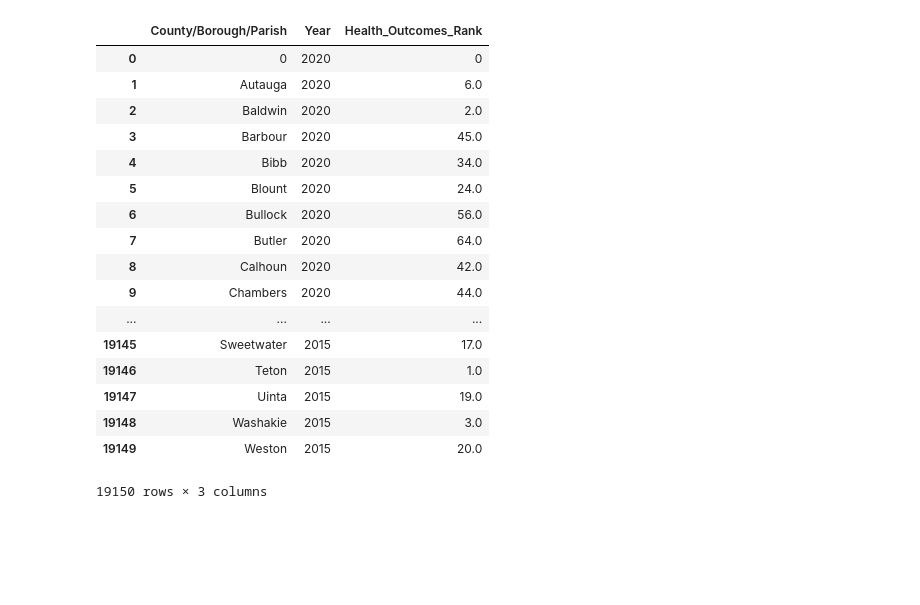
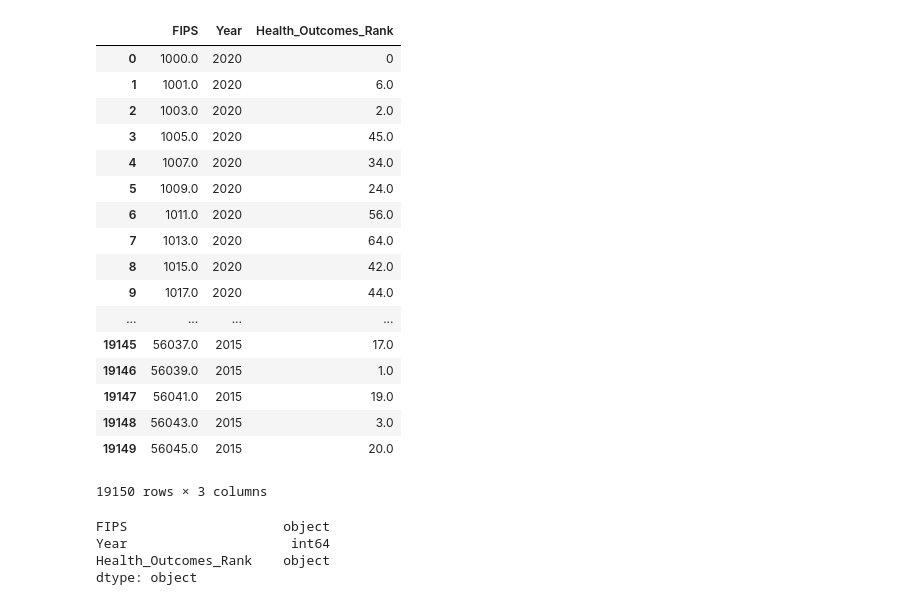
Before and after one commit to stevenjbark/DataAnalytics-FinalProject, a Jupyter notebook: Healthcare_Center_Analysis/KNN_Model_Attempt.ipynb, the cells around one changed output. Saved outputs shown, nothing was run; the diff lists cells and outputs as text; code cells hidden in the pictures; blank space fills up the shorter version.

```diff
--- a/Healthcare_Center_Analysis/KNN_Model_Attempt.ipynb
+++ b/Healthcare_Center_Analysis/KNN_Model_Attempt.ipynb
@@ -64,22 +317,30 @@ centers_with_county_ranks
 # %%
-all_county_ranks = pd.read_csv(os.path.join("..","Data","Cleaned_Files","All_Years_County_Health_Ranking_Data.csv"))[['County/Borough/Parish','Year','Health_Outcomes_Rank']]
+all_county_ranks = pd.read_csv(os.path.join("..","Data","Cleaned_Files","All_Years_County_Health_Ranking_Data.csv"))[['FIPS','Year','Health_Outcomes_Rank']]
 all_county_ranks
 # %% [output]
-|  | County/Borough/Parish | Year | Health_Outcomes_Rank |
-| 0 | 0 | 2020 | 0 |
-| 1 | Autauga | 2020 | 6.0 |
-| 2 | Baldwin | 2020 | 2.0 |
-| 3 | Barbour | 2020 | 45.0 |
-| 4 | Bibb | 2020 | 34.0 |
-| 5 | Blount | 2020 | 24.0 |
-| 6 | Bullock | 2020 | 56.0 |
-| 7 | Butler | 2020 | 64.0 |
-| 8 | Calhoun | 2020 | 42.0 |
-| 9 | Chambers | 2020 | 44.0 |
+|  | FIPS | Year | Health_Outcomes_Rank |
+| 0 | 1000.0 | 2020 | 0 |
+| 1 | 1001.0 | 2020 | 6.0 |
+| 2 | 1003.0 | 2020 | 2.0 |
+| 3 | 1005.0 | 2020 | 45.0 |
+| 4 | 1007.0 | 2020 | 34.0 |
+| 5 | 1009.0 | 2020 | 24.0 |
+| 6 | 1011.0 | 2020 | 56.0 |
+| 7 | 1013.0 | 2020 | 64.0 |
+| 8 | 1015.0 | 2020 | 42.0 |
+| 9 | 1017.0 | 2020 | 44.0 |
 | ... | ... | ... | ... |
-| 19145 | Sweetwater | 2015 | 17.0 |
-| 19146 | Teton | 2015 | 1.0 |
-| 19147 | Uinta | 2015 | 19.0 |
-| 19148 | Washakie | 2015 | 3.0 |
-| 19149 | Weston | 2015 | 20.0 |
+| 19145 | 56037.0 | 2015 | 17.0 |
+| 19146 | 56039.0 | 2015 | 1.0 |
+| 19147 | 56041.0 | 2015 | 19.0 |
+| 19148 | 56043.0 | 2015 | 3.0 |
+| 19149 | 56045.0 | 2015 | 20.0 |
 19150 rows × 3 columns
+# %%
+all_county_ranks['FIPS'] = all_county_ranks['FIPS'].astype(np.int64).astype(str)
+all_county_ranks.dtypes
+# %% [output]
+FIPS                    object
+Year                     int64
+Health_Outcomes_Rank    object
+dtype: object
```
Also changed, not shown: parts of 35 cells of this notebook, 1 other file.
